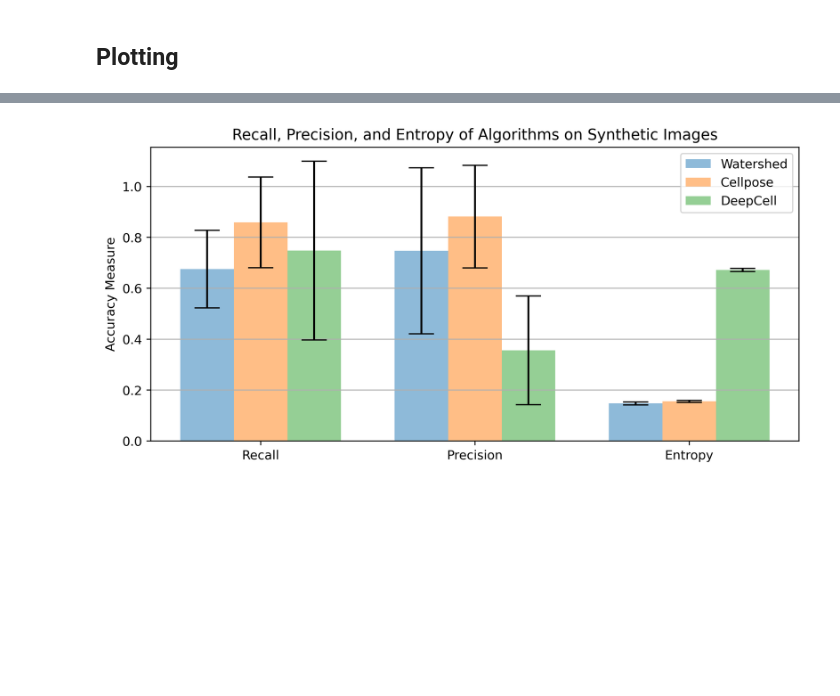
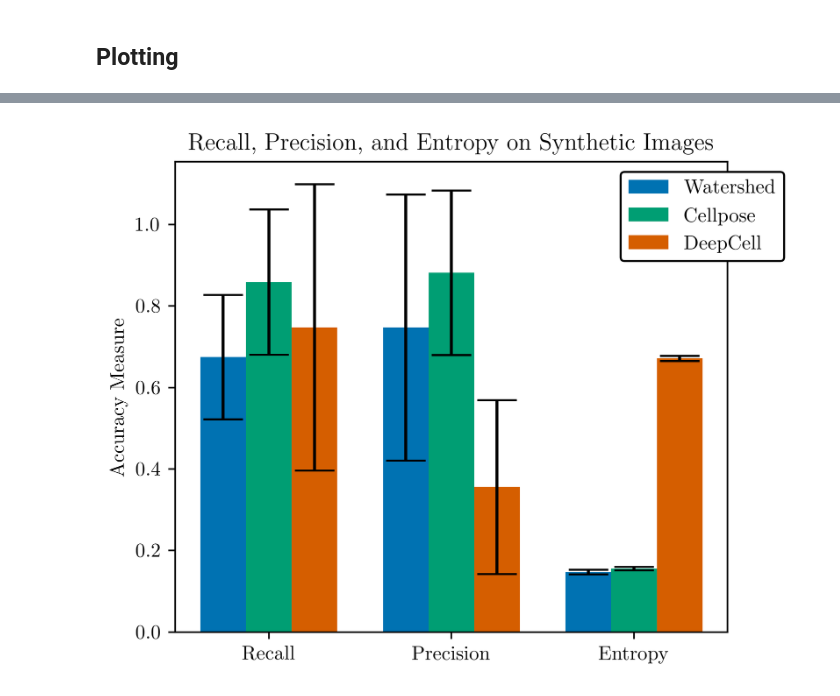
Before and after one commit to harrymueller/NucleiSegmentation, a Jupyter notebook: analysis/oz_sc_conf/Plotting.ipynb, the cells around one changed output, grey strips where cells are left out. Cells and saved outputs as stored; diff of their text form; code cells hidden in the pictures; blank space fills up the shorter version.

```diff
--- a/analysis/oz_sc_conf/Plotting.ipynb
+++ b/analysis/oz_sc_conf/Plotting.ipynb
@@ -66,34 +69,38 @@ plt.show()
 # %%
+
+
 fig, ax = plt.subplots()
+
+# set colour style
+plt.style.use('seaborn-colorblind')
 
 # set white background
 fig.patch.set_facecolor('white')
-
-# set im size
-fig.set_size_inches(8, 4)
-fig.set_dpi(400)
 
 # tranpose means and stds
 means_t = np.array(means).T
 stds_t = np.array(stds).T
 
+# set im size
+fig.set_size_inches(5, 4)
+fig.set_dpi(500)
+
 # add bar plots
-ax.bar(X + 0.00, means_t[0], yerr=stds_t[0], align='center', alpha=0.5, ecolor='black', capsize=10, width = 0.25)
-ax.bar(X + 0.25, means_t[1], yerr=stds_t[1], align='center', alpha=0.5, ecolor='black', capsize=10, width = 0.25)
-ax.bar(X + 0.50, means_t[2], yerr=stds_t[2], align='center', alpha=0.5, ecolor='black', capsize=10, width = 0.25)
+ax.bar(X + 0.00, means_t[0], yerr=stds_t[0], align='center', capsize=10, width = 0.25)
+ax.bar(X + 0.25, means_t[1], yerr=stds_t[1], align='center', capsize=10, width = 0.25)
+ax.bar(X + 0.50, means_t[2], yerr=stds_t[2], align='center', capsize=10, width = 0.25)
 
-# labels
 ax.set_ylabel('Accuracy Measure')
 ax.set_xticks(X+0.25)
 ax.set_xticklabels(['Recall', 'Precision', "Entropy"])
-ax.set_title('Recall, Precision, and Entropy of Algorithms on Synthetic Images')
-ax.yaxis.grid(True)
+ax.set_title('Recall, Precision, and Entropy on Synthetic Images')
+ax.yaxis.grid(False)
 
-ax.legend(labels=ALGOS)
+ax.legend(labels=ALGOS, bbox_to_anchor=(1.12, 1), fancybox=True, framealpha=1, edgecolor = "black")
 
 # Save the figure and show
 plt.tight_layout()
-plt.savefig(os.path.join(OUTPUT, "x_accuracy.png"))
+plt.savefig(os.path.join(OUTPUT, "x_accuracy.pdf"), dpi = 500, format = "pdf", pad_inches = 0, bbox_inches = "tight")
 plt.show()
 # %% [output]
-[figure, old version]
+[figure, new version]
```
Also changed, not shown: parts of 4 cells of this notebook, 1 other file.
